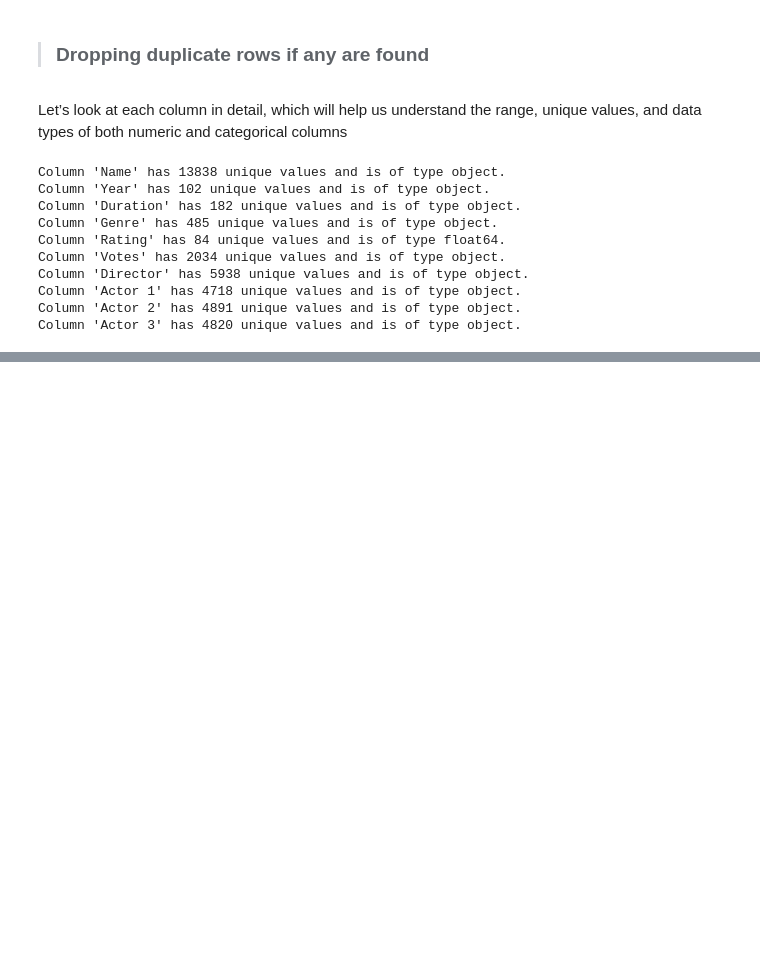
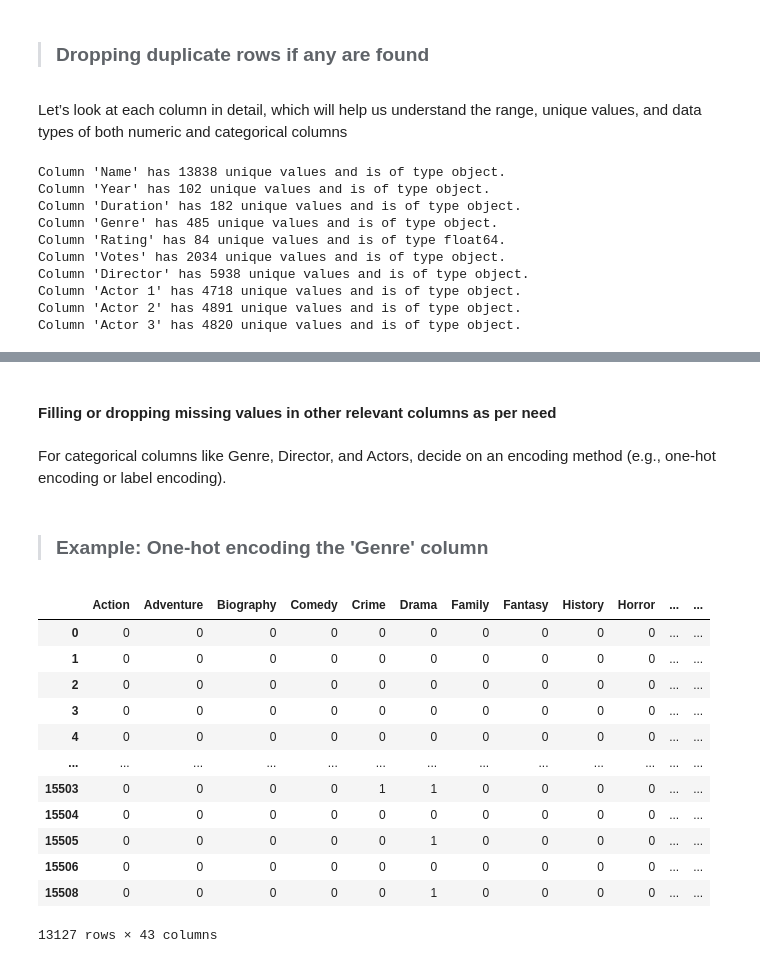
Before and after one commit to rubydamodar/MovieMind-Rating-Prediction, a Jupyter notebook: IMDB Movie Project Work/imdbpage.ipynb, the cells around one changed output, grey strips where cells are left out. Saved outputs shown, nothing was run; the diff lists cells and outputs as text; code cells hidden in the pictures; blank space fills up the shorter version.

```diff
--- a/IMDB Movie Project Work/imdbpage.ipynb
+++ b/IMDB Movie Project Work/imdbpage.ipynb
@@ -88,0 +97,2 @@ Column 'Actor 3' has 4820 unique values and is of type object.
+# %%
+imdb_data['Duration'] = imdb_data['Duration'].str.extract(r'(\d+)').astype(float)
@@ -88,0 +103,2 @@ Column 'Actor 3' has 4820 unique values and is of type object.
+# %% [markdown]
+#### Filling or dropping missing values in other relevant columns as per need
@@ -88,0 +107,4 @@ Column 'Actor 3' has 4820 unique values and is of type object.
+# %% [markdown]
+For categorical columns like Genre, Director, and Actors, decide on an encoding method (e.g., one-hot encoding or label encoding).
+# %% [markdown]
+> ### Example: One-hot encoding the 'Genre' column
@@ -88,0 +114,16 @@ Column 'Actor 3' has 4820 unique values and is of type object.
+# %%
+genre_dummies
+# %% [output]
+|  | Action | Adventure | Biography | Comedy | Crime | Drama | Family | Fantasy | History | Horror | ... | ... |
+| 0 | 0 | 0 | 0 | 0 | 0 | 0 | 0 | 0 | 0 | 0 | ... | ... |
+| 1 | 0 | 0 | 0 | 0 | 0 | 0 | 0 | 0 | 0 | 0 | ... | ... |
+| 2 | 0 | 0 | 0 | 0 | 0 | 0 | 0 | 0 | 0 | 0 | ... | ... |
+| 3 | 0 | 0 | 0 | 0 | 0 | 0 | 0 | 0 | 0 | 0 | ... | ... |
+| 4 | 0 | 0 | 0 | 0 | 0 | 0 | 0 | 0 | 0 | 0 | ... | ... |
+| ... | ... | ... | ... | ... | ... | ... | ... | ... | ... | ... | ... | ... |
+| 15503 | 0 | 0 | 0 | 0 | 1 | 1 | 0 | 0 | 0 | 0 | ... | ... |
+| 15504 | 0 | 0 | 0 | 0 | 0 | 0 | 0 | 0 | 0 | 0 | ... | ... |
+| 15505 | 0 | 0 | 0 | 0 | 0 | 1 | 0 | 0 | 0 | 0 | ... | ... |
+| 15506 | 0 | 0 | 0 | 0 | 0 | 0 | 0 | 0 | 0 | 0 | ... | ... |
+| 15508 | 0 | 0 | 0 | 0 | 0 | 1 | 0 | 0 | 0 | 0 | ... | ... |
+13127 rows × 43 columns
```
Also changed, not shown: parts of 11 cells of this notebook.
